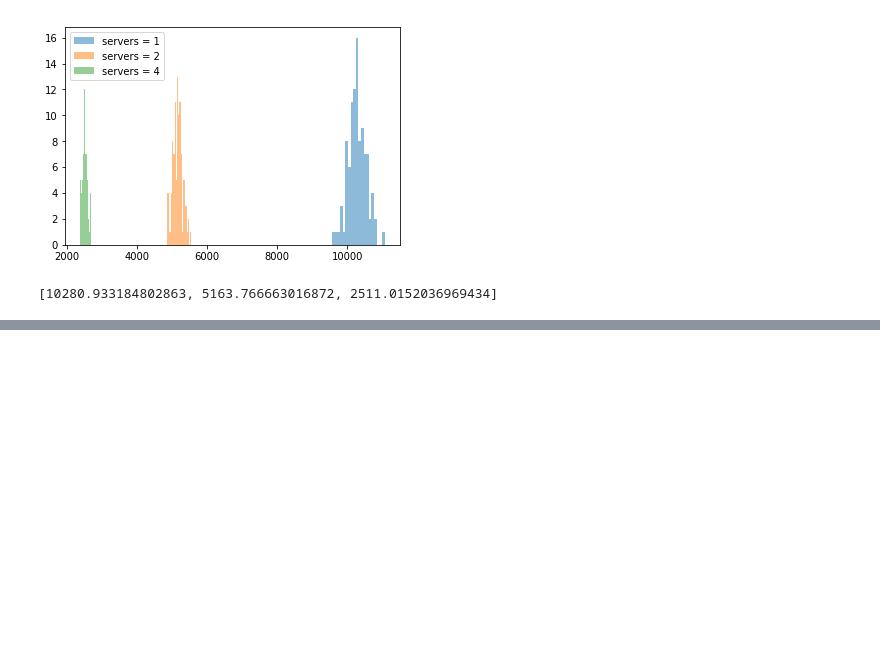
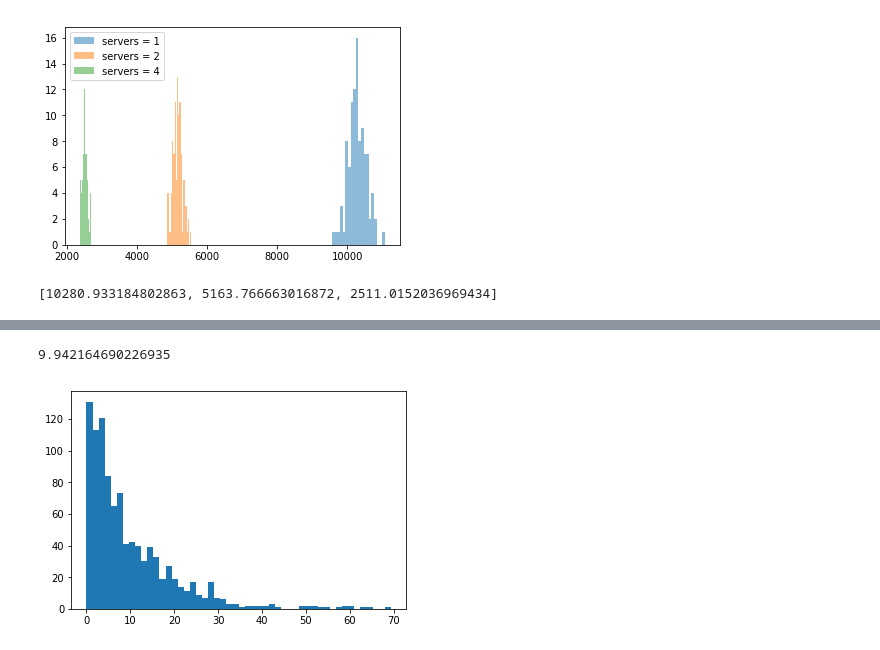
Before and after one commit to WavyV/StochasticSimulation, a Jupyter notebook: Assignment2/Assignment2.ipynb, the cells around one changed output, grey strips where cells are left out. Saved outputs shown, nothing was run; the diff lists cells and outputs as text; code cells hidden in the pictures; blank space fills up the shorter version.

```diff
--- a/Assignment2/Assignment2.ipynb
+++ b/Assignment2/Assignment2.ipynb
@@ -144,0 +303,9 @@ print(means)
+# %%
+y = [random.expovariate(1. / 10.0) for _ in range(1000)]
+print(np.mean(y))
+plt.figure()
+plt.hist(y, bins=50)
+plt.show()
+# %% [output]
+9.942164690226935
+[figure, added]
```
Also changed, not shown: parts of 6 cells of this notebook, 3 other files.
